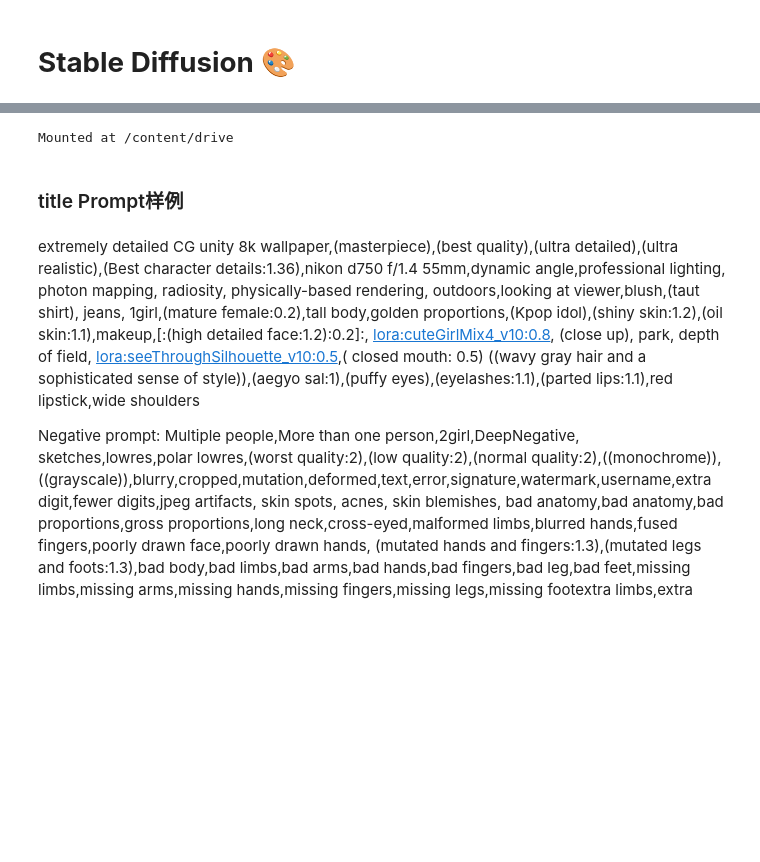
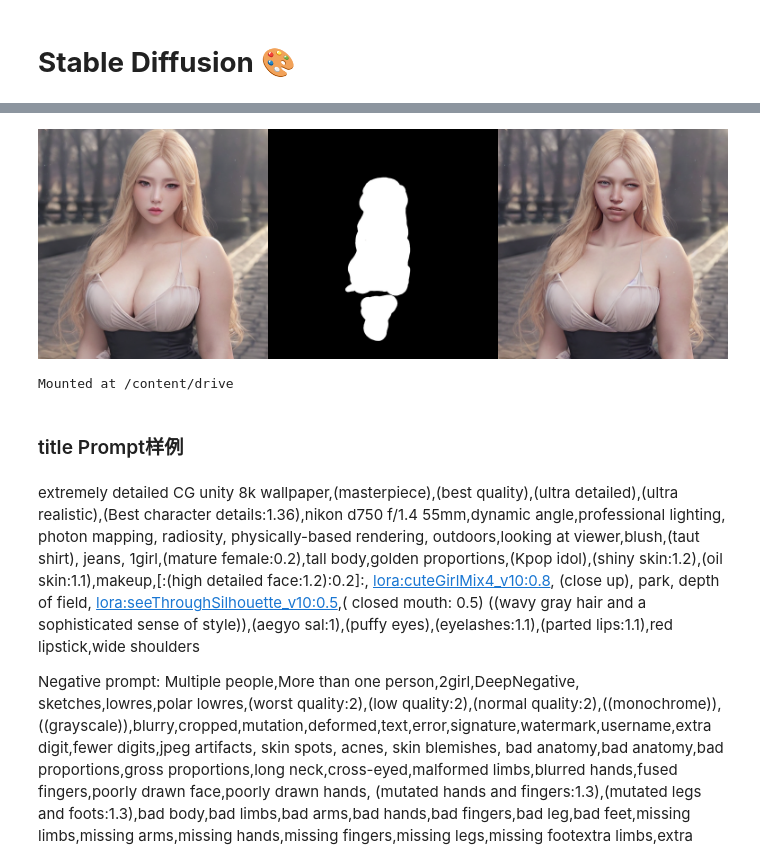
Before and after one commit to StefanieSun20/VMESS, a Jupyter notebook: stable_diffusion_自动识别CPUorGPU.ipynb, the cells around one changed output, grey strips where cells are left out. Saved outputs shown, nothing was run; the diff lists cells and outputs as text; code cells hidden in the pictures; blank space fills up the shorter version.

```diff
--- a/stable_diffusion_自动识别CPUorGPU.ipynb
+++ b/stable_diffusion_自动识别CPUorGPU.ipynb
@@ -88,38 +104,44 @@ pipe_change.safety_checker = lambda images, clip_input: (images, False)
 if GPU>0:
   pipe_change = pipe_change.to("cuda")
 # %%
-#@title 创作--文生图
+#@title 创作图像, 可多个
+
+#设置图像个数,54,1.06
+num_cols = 5
+num_rows = 5
+
 prompt = "8k,outdoors,full body,((a sophisticated sense of style)),(aegyo sal:1),wide shoulders,blush,blond hair,atmospheric perspective,professional light, intricate detail, highres, detailed facial features, high detail, sharp focus, smooth, aesthetic, extremely detailed, stamp, octane render,{{{masterpiece}}}"
-#prompt ="a logo,watermelon,extremely simple,watercolor ink,chinese style,only black lines"
-#image1 = pipe(prompt).images[0]  # image here is in [PIL format](https://pillow.readthedocs.io/en/stable/)
 
-#设置图像大小
-#image1 = pipe(prompt, height=512, width=512).images[0]
+import torch
+#generator = torch.Generator("cuda").manual_seed(1234)
+#image1 = pipe(prompt, height=512, width=768).images[0]
+prompts = [prompt] * num_cols
+all_images = []
+for i in range(num_rows):
+  images = pipe(prompts, num_inference_steps=50, guidance_scale=7).images
+  all_images.extend(images)
 
-#设置具体参数
-steps = 20
-if GPU>0:
-  steps = 50
-image1 = pipe(prompt, num_inference_steps=steps, guidance_scale=7).images[0]
-
-#显示生成的图像
-image1
+image1 = images[0]
+grid = image_grid(all_images, rows=num_rows, cols=num_cols)
+grid
 # %%
 #@title 创作--改图
 img_url = "https://raw.githubusercontent.com/CompVis/latent-diffusion/main/data/inpainting_examples/overture-creations-5sI6fQgYIuo.png"
 mask_url = "https://raw.githubusercontent.com/CompVis/latent-diffusion/main/data/inpainting_examples/overture-creations-5sI6fQgYIuo_mask.png"
 
 init_image = download_image(img_url).resize((512, 512))
 mask_image = download_image(mask_url).resize((512, 512))
-#init_image = image1.resize((512, 512))
+init_image = image1.resize((512, 512))
 steps = 1
 if GPU>0:
   steps=50
-prompt = "Looking at Viewer,morning,atmospheric perspective,bokeh,detailed,Cinematic light, intricate detail, highres, detailed facial features, high detail, sharp focus, smooth, aesthetic, extremely detailed, stamp, octane render,{{{masterpiece}}}"
+prompt = "naked,Looking at Viewer,morning,atmospheric perspective,bokeh,detailed,Cinematic light, intricate detail, highres, detailed facial features, high detail, sharp focus, smooth, aesthetic, extremely detailed, stamp, octane render,{{{masterpiece}}}"
 imageN = pipe_change(prompt=prompt, num_inference_steps=steps, guidance_scale=7, image=init_image, mask_image=mask_image).images
 grid_img = show_images([init_image, mask_image, imageN[0]], 1, 3)
 grid_img
 #grid_img.save("overture-creations.png")
+# %% [output]
+[figure, added]
 # %%
 #@title 创作--图片放大
 # let's download an  image
```
Also changed, not shown: parts of 13 cells of this notebook.
